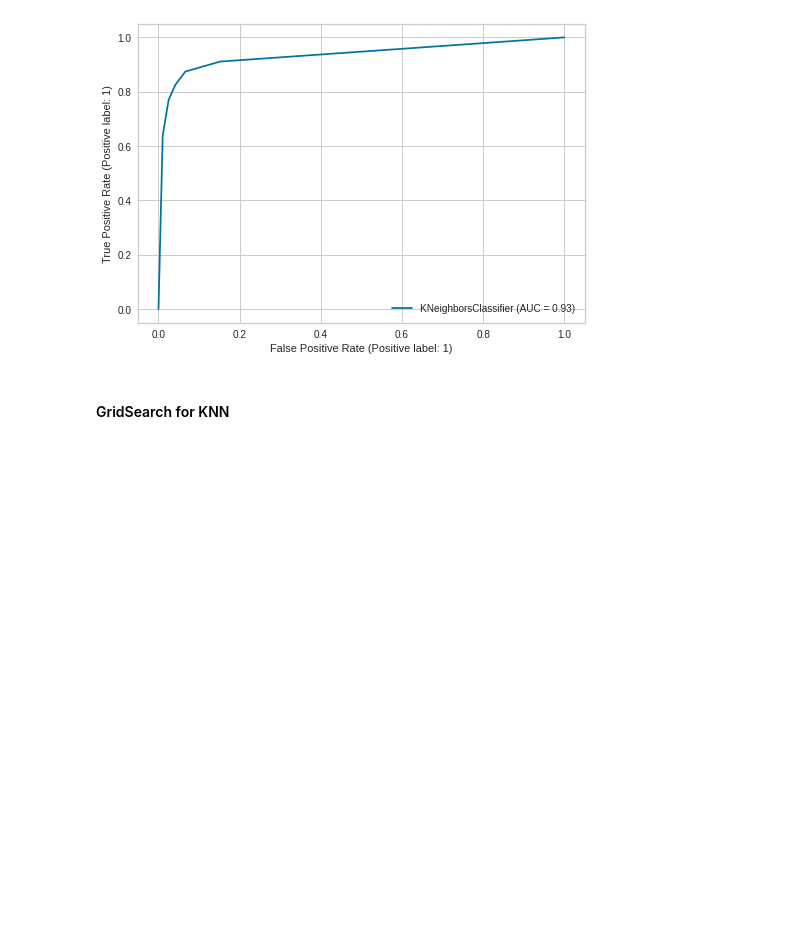
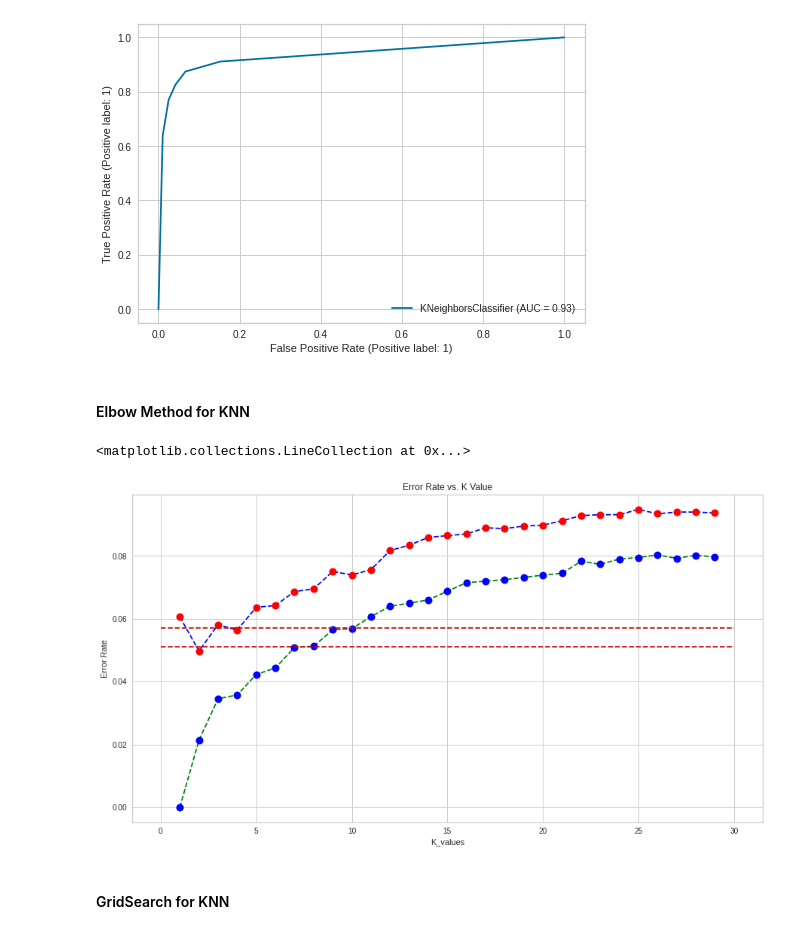
Before and after one commit to dilaraozcerit/Projects, a Jupyter notebook: Final_Capstone_Project_2(Customer_Churn)/last_version.ipynb, the cells around one changed output. Drawn from its saved outputs; the diff is of its cells as text; code cells hidden in the pictures; blank space fills up the shorter version.

```diff
--- a/Final_Capstone_Project_2(Customer_Churn)/last_version.ipynb
+++ b/Final_Capstone_Project_2(Customer_Churn)/last_version.ipynb
@@ -1039,6 +1025,38 @@ dtype: float64
 plot_roc_curve(knn_model, X_test_scaled, y_test);
 # %% [output]
 [figure]
+# %% [markdown]
+#### Elbow Method for KNN
+# %%
+test_error_rates = []
+train_error_rates = []
+
+
+for k in range(1,30):
+    knn_model = KNeighborsClassifier(n_neighbors=k)
+    knn_model.fit(X_train_scaled,y_train)
+
+    y_pred_test = knn_model.predict(X_test_scaled)
+    y_pred_train = knn_model.predict(X_train_scaled)
+
+    test_error = 1 - accuracy_score(y_test,y_pred_test)
+    train_error = 1 - accuracy_score(y_train,y_pred_train)
+    test_error_rates.append(test_error)
+    train_error_rates.append(train_error)
+# %%
+plt.figure(figsize=(15,8))
+plt.plot(range(1,30), test_error_rates, color='blue', linestyle='--', marker='o',
+         markerfacecolor='red', markersize=10)
+plt.plot(range(1,30), train_error_rates, color='green', linestyle='--', marker='o',
+         markerfacecolor='blue', markersize=10)
+plt.title('Error Rate vs. K Value')
+plt.xlabel('K_values')
+plt.ylabel('Error Rate')
+plt.hlines(y=0.051, xmin = 0, xmax = 30, colors= 'r', linestyles="--")
+plt.hlines(y=0.057, xmin = 0, xmax = 30, colors= 'r', linestyles="--")
+# %% [output]
+<matplotlib.collections.LineCollection at 0x...>
+[figure, added]
 # %% [markdown]
 #### GridSearch for KNN
 # %%
```
Also changed, not shown: parts of 18 cells of this notebook.
